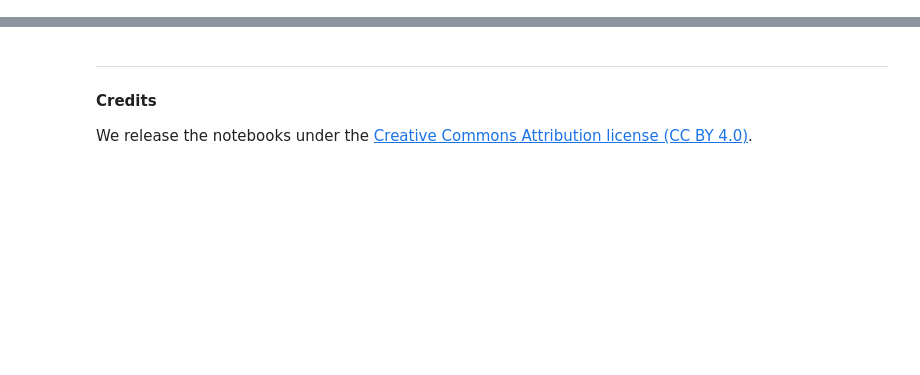
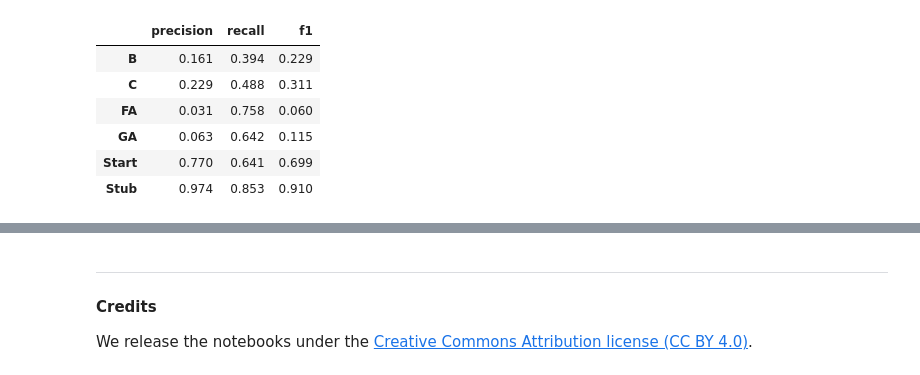
Before and after one commit to FUB-HCC/hcds-winter-2020, a Jupyter notebook: assignments/A4_Transparency/xiyu/A4_Transparency.ipynb, the cells around one changed output, grey strips where cells are left out. Saved outputs shown, nothing was run; the diff lists cells and outputs as text; code cells hidden in the pictures; blank space fills up the shorter version.

```diff
--- a/assignments/A4_Transparency/xiyu/A4_Transparency.ipynb
+++ b/assignments/A4_Transparency/xiyu/A4_Transparency.ipynb
@@ -282,0 +339,17 @@ def get_ores_data(rev_id, headers):
+# %%
+statistics = articlequality_info[["statistics"]].dropna()
+f1 = list(statistics.loc["f1","statistics"]["labels"].values())
+recall = list(statistics.loc["recall","statistics"]["labels"].values())
+precision = list(statistics.loc["precision","statistics"]["labels"].values())
+stat = pd.DataFrame(precision,index= ["B","C","FA","GA","Start","Stub"], columns=["precision"])
+stat["recall"] = recall
+stat["f1"]=f1
+stat
+# %% [output]
+|  | precision | recall | f1 |
+| B | 0.161 | 0.394 | 0.229 |
+| C | 0.229 | 0.488 | 0.311 |
+| FA | 0.031 | 0.758 | 0.060 |
+| GA | 0.063 | 0.642 | 0.115 |
+| Start | 0.770 | 0.641 | 0.699 |
+| Stub | 0.974 | 0.853 | 0.910 |
```
Also changed, not shown: parts of 72 cells of this notebook.
